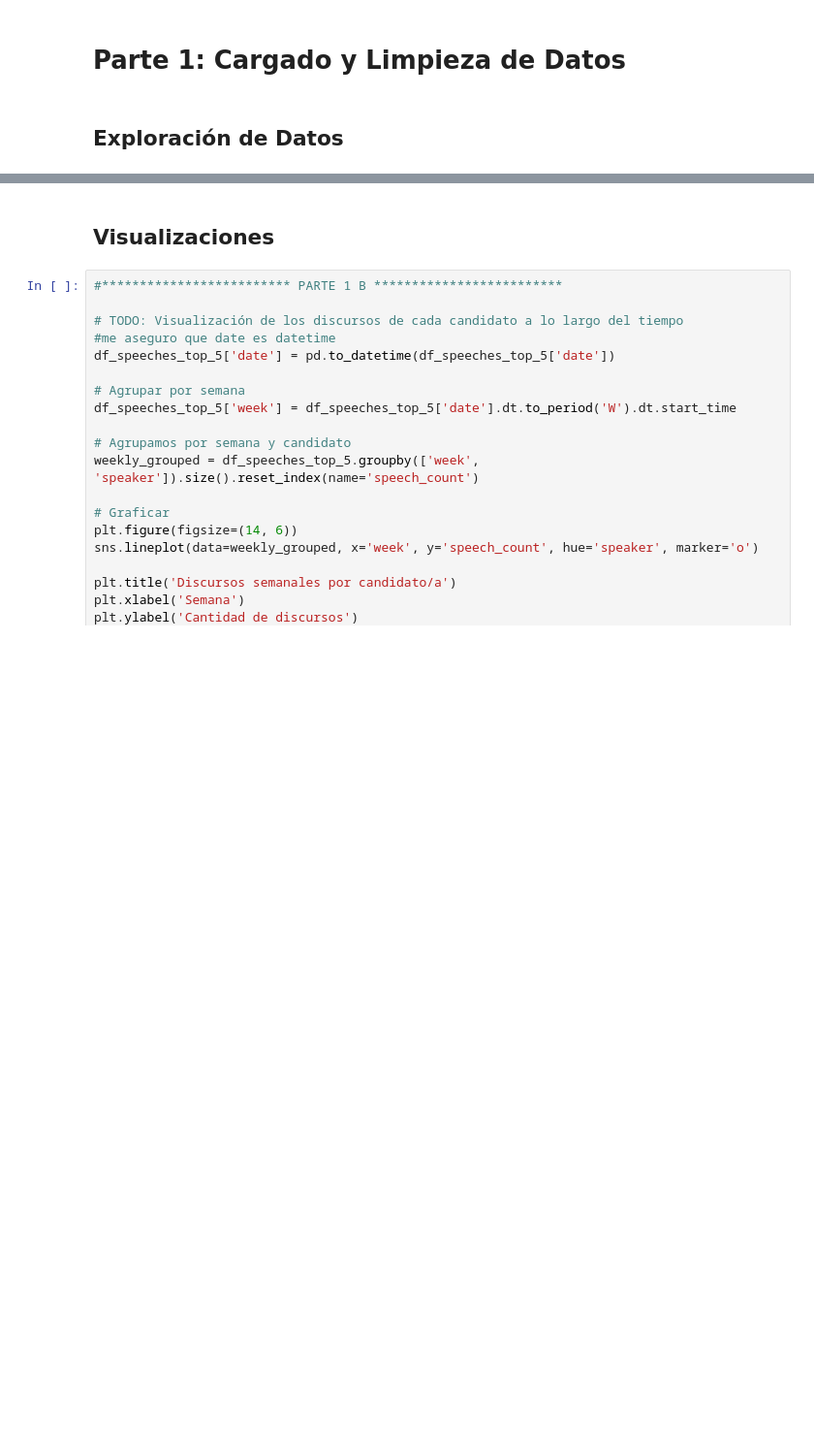
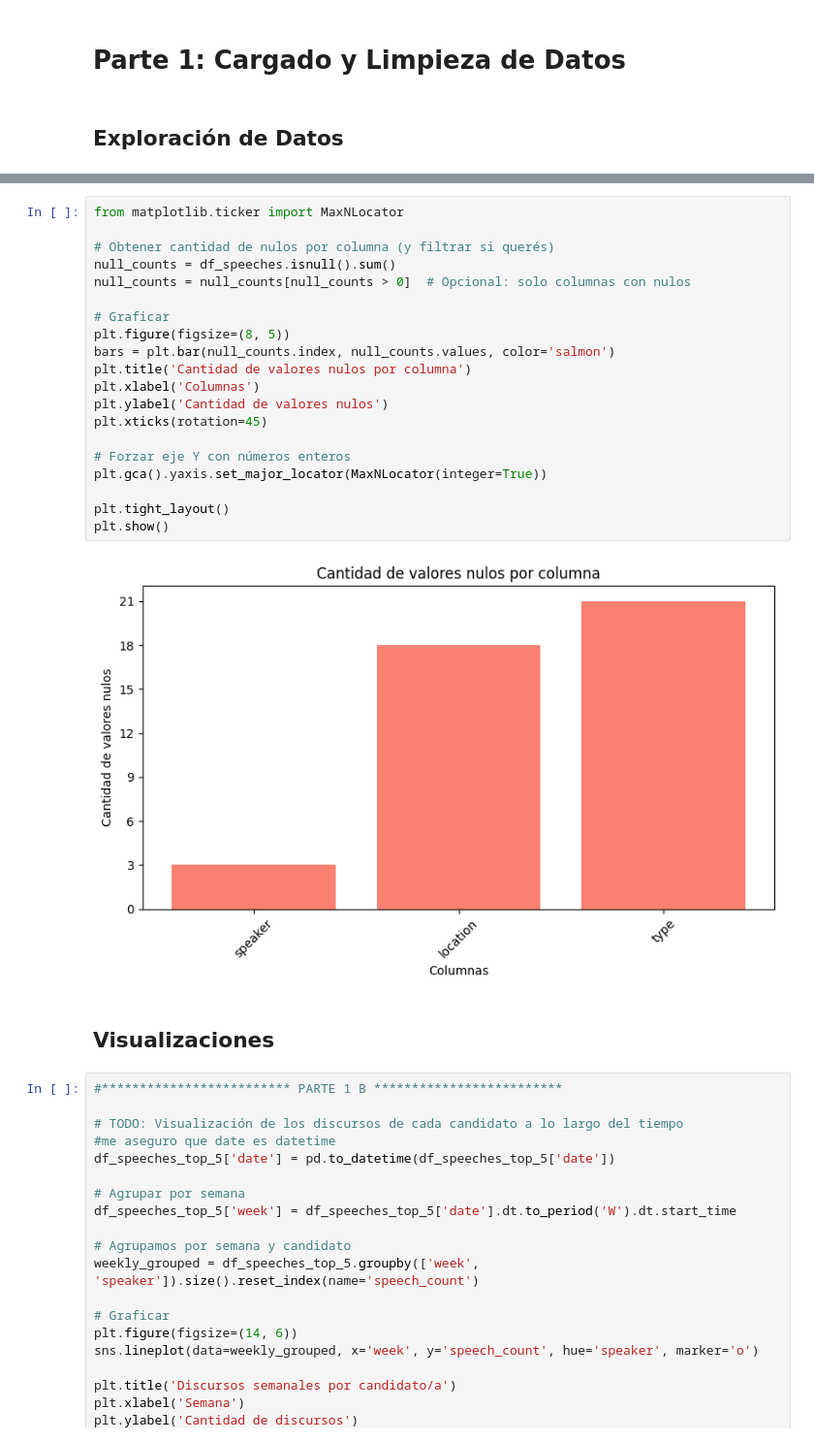
Before and after one commit to Jonathanrr98/intro-cd-tarea1, a Jupyter notebook: us2020_propuesta_estudiantes.ipynb, the cells around one changed output, grey strips where cells are left out. Shown: that part at 97% size. Cells and saved outputs as stored; diff of their text form; blank space fills up the shorter version.

```diff
--- a/us2020_propuesta_estudiantes.ipynb
+++ b/us2020_propuesta_estudiantes.ipynb
@@ -172,3 +236,25 @@ None
+# %%
+from matplotlib.ticker import MaxNLocator
+
+# Obtener cantidad de nulos por columna (y filtrar si querés)
+null_counts = df_speeches.isnull().sum()
+null_counts = null_counts[null_counts > 0]  # Opcional: solo columnas con nulos
+
+# Graficar
+plt.figure(figsize=(8, 5))
+bars = plt.bar(null_counts.index, null_counts.values, color='salmon')
+plt.title('Cantidad de valores nulos por columna')
+plt.xlabel('Columnas')
+plt.ylabel('Cantidad de valores nulos')
+plt.xticks(rotation=45)
+
+# Forzar eje Y con números enteros
+plt.gca().yaxis.set_major_locator(MaxNLocator(integer=True))
+
+plt.tight_layout()
+plt.show()
+# %% [output]
+[figure, added]
 # %% [markdown]
 ## Visualizaciones
 # %%
```
Also changed, not shown: parts of 5 cells of this notebook.
